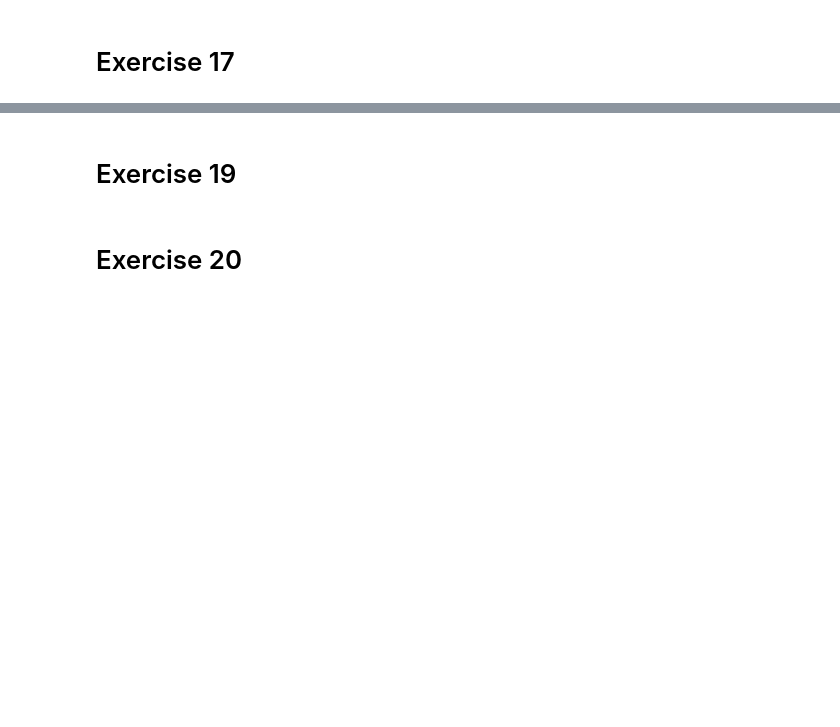
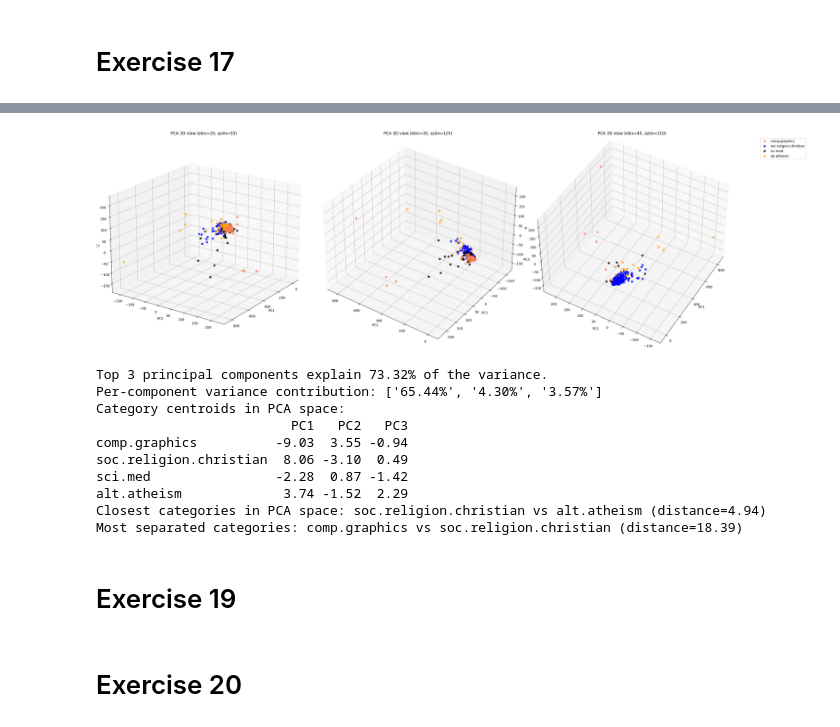
Before and after one commit to Thewo-6/DM2025-Lab1-Exercise, a Jupyter notebook: DM2025-Lab1-Homework.ipynb, the cells around one changed output, grey strips where cells are left out. Drawn from its saved outputs; the diff is of its cells as text; code cells hidden in the pictures; blank space fills up the shorter version.

```diff
--- a/DM2025-Lab1-Homework.ipynb
+++ b/DM2025-Lab1-Homework.ipynb
@@ -527,3 +875,78 @@ After reviewing the words filtered in each category, I noticed that some terms a
+# %%
+
+# 3D PCA visualization for the augmented term-pattern feature space
+from mpl_toolkits.mplot3d import Axes3D  # noqa: F401
+from sklearn.decomposition import PCA
+import numpy as np
+import pandas as pd
+import matplotlib.pyplot as plt
+from itertools import combinations
+
+pca3_aug = PCA(n_components=3, random_state=42)
+X_pca3_aug = pca3_aug.fit_transform(augmented_df.values)
+
+col = ['coral', 'blue', 'black', 'orange']
+categories = X['category_name'].unique()
+angles = [(20, 35), (35, 125), (45, 210)]
+
+fig = plt.figure(figsize=(30, 10))
+for idx, (elev, azim) in enumerate(angles, start=1):
+    ax = fig.add_subplot(1, 3, idx, projection='3d')
+    for color, category in zip(col, categories):
+        mask = X['category_name'] == category
+        ax.scatter(
+            X_pca3_aug[mask, 0],
+            X_pca3_aug[mask, 1],
+            X_pca3_aug[mask, 2],
+            c=color,
+            label=category,
+            s=35,
+            alpha=0.7,
+        )
+    ax.set_xlabel('PC1')
+    ax.set_ylabel('PC2')
+    ax.set_zlabel('PC3')
+    ax.set_title(f'PCA 3D view (elev={elev}, azim={azim})')
+    ax.view_init(elev=elev, azim=azim)
+    if idx == len(angles):
+        ax.legend(loc='upper left', bbox_to_anchor=(1.1, 1.0))
+plt.tight_layout()
+plt.show()
+
+explained = pca3_aug.explained_variance_ratio_
+print(f'Top 3 principal components explain {explained.cumsum()[-1]:.2%} of the variance.')
+print('Per-component variance contribution:', [f'{ratio:.2%}' for ratio in explained])
+
+centroids = {
+    category: X_pca3_aug[X['category_name'] == category].mean(axis=0)
+    for category in categories
+}
+
+centroid_df = pd.DataFrame(centroids, index=['PC1', 'PC2', 'PC3']).T
+print('Category centroids in PCA space:')
+print(centroid_df.round(2).to_string())
+
+distance_summary = []
+for a, b in combinations(categories, 2):
+    distance = np.linalg.norm(centroids[a] - centroids[b])
+    distance_summary.append((a, b, distance))
+closest = min(distance_summary, key=lambda x: x[2])
+farthest = max(distance_summary, key=lambda x: x[2])
+
+print(f'Closest categories in PCA space: {closest[0]} vs {closest[1]} (distance={closest[2]:.2f})')
+print(f'Most separated categories: {farthest[0]} vs {farthest[1]} (distance={farthest[2]:.2f})')
+# %% [output]
+[figure, added]
+Top 3 principal components explain 73.32% of the variance.
+Per-component variance contribution: ['65.44%', '4.30%', '3.57%']
+Category centroids in PCA space:
+                         PC1   PC2   PC3
+comp.graphics          -9.03  3.55 -0.94
+soc.religion.christian  8.06 -3.10  0.49
+sci.med                -2.28  0.87 -1.42
+alt.atheism             3.74 -1.52  2.29
+Closest categories in PCA space: soc.religion.christian vs alt.atheism (distance=4.94)
+Most separated categories: comp.graphics vs soc.religion.christian (distance=18.39)
 # %% [markdown]
 # Exercise 19
 # %% [markdown]
```
Also changed, not shown: parts of 15 cells of this notebook, 9 other files.
